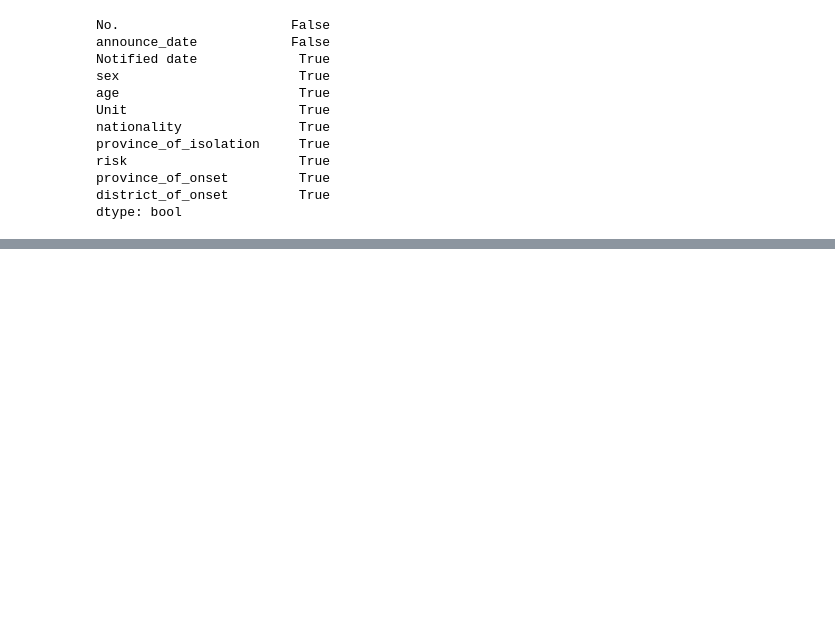
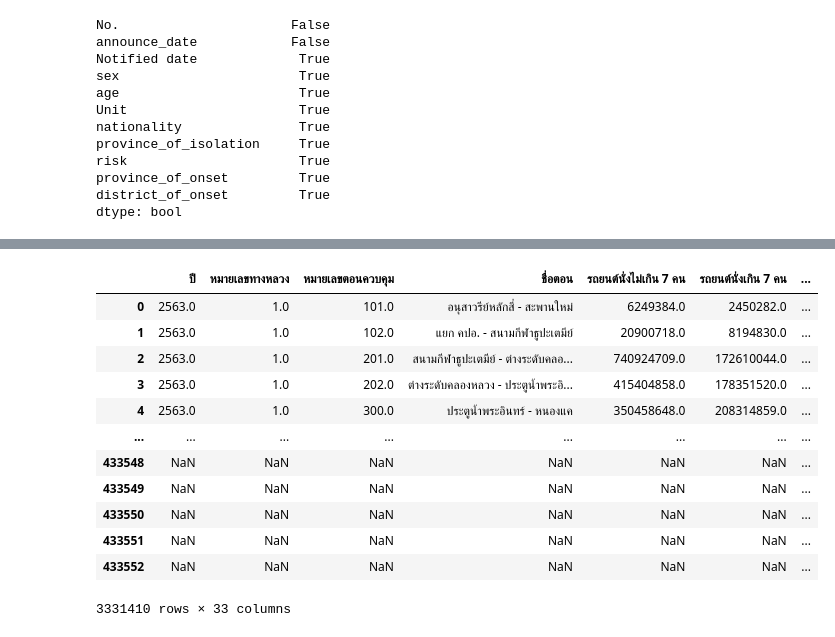
Before and after one commit to Wanita-8943/data_viz_2022, a Jupyter notebook: Project.ipynb, the cells around one changed output, grey strips where cells are left out. Saved outputs shown, nothing was run; the diff lists cells and outputs as text; code cells hidden in the pictures; blank space fills up the shorter version.

```diff
--- a/Project.ipynb
+++ b/Project.ipynb
@@ -143,0 +220,17 @@ dtype: bool
+# %%
+all = pd.concat([highway,data_region,data_covid])
+all
+# %% [output]
+|  | ปี | หมายเลขทางหลวง | หมายเลขตอนควบคุม | ชื่อตอน | รถยนต์นั่งไม่เกิน 7 คน | รถยนต์นั่งเกิน 7 คน | ... |
+| 0 | 2563.0 | 1.0 | 101.0 | อนุสาวรีย์หลักสี่ - สะพานใหม่ | 6249384.0 | 2450282.0 | ... |
+| 1 | 2563.0 | 1.0 | 102.0 | แยก คปอ. - สนามกีฬาธูปะเตมีย์ | 20900718.0 | 8194830.0 | ... |
+| 2 | 2563.0 | 1.0 | 201.0 | สนามกีฬาธูปะเตมีย์ - ต่างระดับคลอ... | 740924709.0 | 172610044.0 | ... |
+| 3 | 2563.0 | 1.0 | 202.0 | ต่างระดับคลองหลวง - ประตูน้ำพระอิ... | 415404858.0 | 178351520.0 | ... |
+| 4 | 2563.0 | 1.0 | 300.0 | ประตูน้ำพระอินทร์ - หนองแค | 350458648.0 | 208314859.0 | ... |
+| ... | ... | ... | ... | ... | ... | ... | ... |
+| 433548 | NaN | NaN | NaN | NaN | NaN | NaN | ... |
+| 433549 | NaN | NaN | NaN | NaN | NaN | NaN | ... |
+| 433550 | NaN | NaN | NaN | NaN | NaN | NaN | ... |
+| 433551 | NaN | NaN | NaN | NaN | NaN | NaN | ... |
+| 433552 | NaN | NaN | NaN | NaN | NaN | NaN | ... |
+3331410 rows × 33 columns
```
Also changed, not shown: parts of 16 cells of this notebook.
